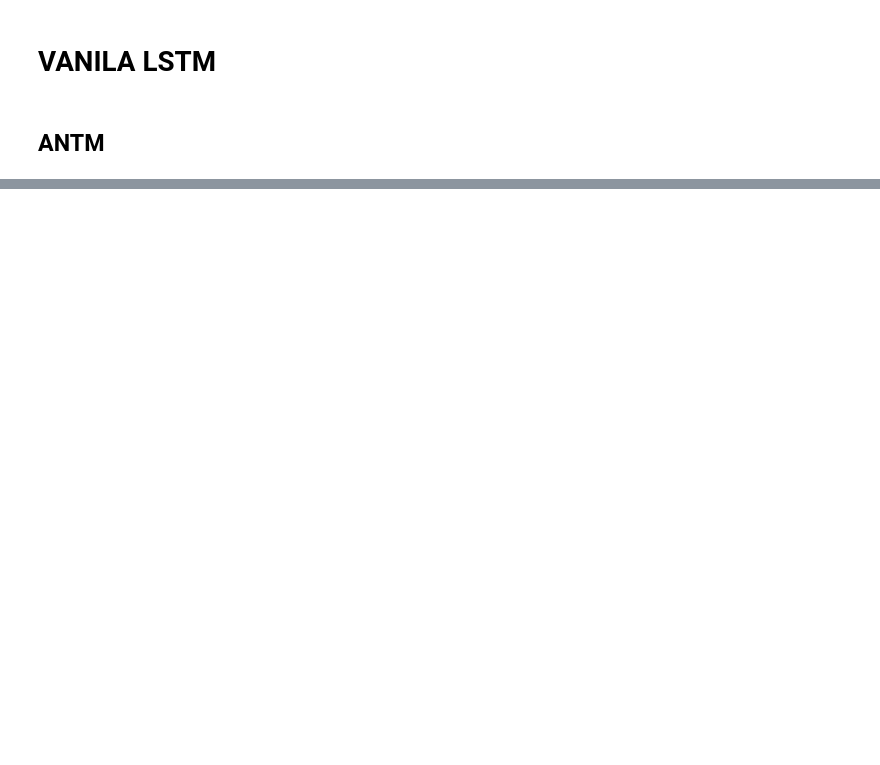
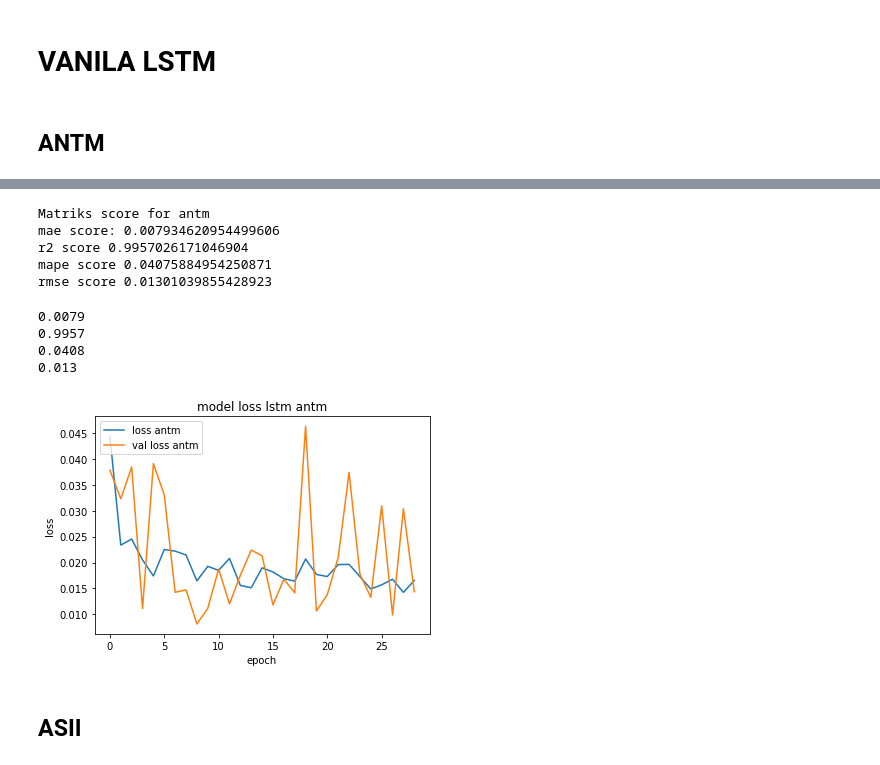
Before and after one commit to Limeless04/Stock-Price-modeling-with-LSTM, a Jupyter notebook: LSTM_Pemodelan.ipynb, the cells around one changed output, grey strips where cells are left out. Saved outputs shown, nothing was run; the diff lists cells and outputs as text; code cells hidden in the pictures; blank space fills up the shorter version.

```diff
--- a/LSTM_Pemodelan.ipynb
+++ b/LSTM_Pemodelan.ipynb
@@ -70,0 +100,7 @@ def split_sequence(seq, n_steps):
+# %%
+from sklearn.model_selection import train_test_split
+def reset_index_data(df_data):
+    df_data = df_data.reset_index(drop=True)
+    arr_df = df_data.to_numpy()
+    flat_df = arr_df.flatten()
+    return flat_df
@@ -70,0 +109,4 @@ def split_sequence(seq, n_steps):
+# %%
+def reshape_data(X,N_FEATURES):
+    X = X.reshape(X.shape[0],X.shape[1],N_FEATURES)
+    return X
@@ -70,0 +190,12 @@ def split_sequence(seq, n_steps):
+# %%
+#get data and normalize data
+df_antm = normalize_data(data_close.antm,'antm')
+#reset index
+df_antm = reset_index_data(df_antm)
+#data to supervised
+antm_X, antm_y = split_sequence(df_antm, 2)
+#split to train and test
+X_train_antm, X_test_antm, y_train_antm, y_test_antm = train_test_split(antm_X, antm_y, test_size=0.33, random_state=42)
+
+X_train_antm = reshape_data(X_train_antm,1)
+X_test_antm = reshape_data(X_test_antm,1)
@@ -70,0 +244,3 @@ def split_sequence(seq, n_steps):
+# %%
+cfg_antm = [8,'relu',2,1,0.1,8,200]
+model_antm_bs8,history_antm_model  = train_lstm(X_train_antm,y_train_antm,cfg_antm)
@@ -139,0 +891,32 @@ print("rmse score antm_n2_h1_u8_lr1_e200: "+str(np.sqrt(mean_squared_error(preds
+# %%
+preds_antm = model_antm.predict(X_test_antm)
+matriks_evaluate(preds_antm,y_test_antm,'antm')
+# %% [output]
+Matriks score for antm
+mae score: 0.007934620954499606
+r2 score 0.9957026171046904
+mape score 0.04075884954250871
+rmse score 0.01301039855428923
+# %%
+# Matriks score for antm
+pembulatan(0.007934620954499606,4)
+pembulatan(0.9957026171046904,4)
+pembulatan(0.04075884954250871,4)
+pembulatan(0.01301039855428923,4)
+# %% [output]
+0.0079
+0.9957
+0.0408
+0.013
+# %%
+plt.plot(history_antm_model.history['loss'], label='loss antm')
+plt.plot(history_antm_model.history['val_loss'], label = 'val loss antm')
+plt.title('model loss lstm antm')
+plt.ylabel('loss')
+plt.xlabel('epoch')
+plt.legend(loc='upper left')
+plt.savefig('loss_lstm_antm', dpi=3600)
+# %% [output]
+[figure, added]
+# %% [markdown]
+## ASII
```
Also changed, not shown: parts of 201 cells of this notebook, 3 other files.
